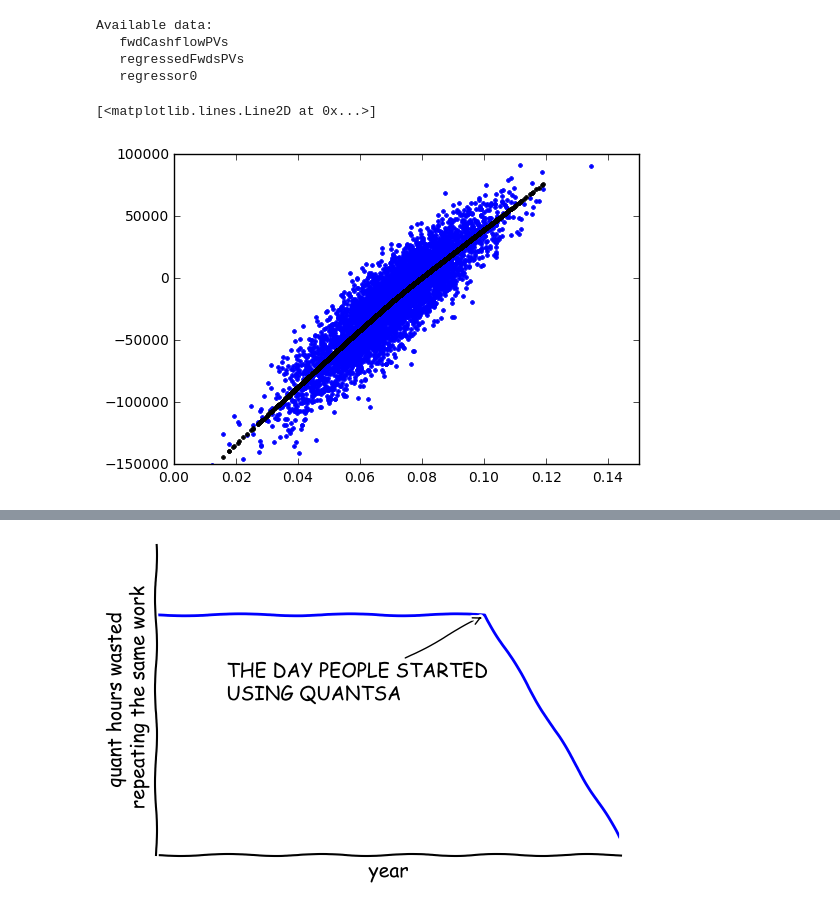
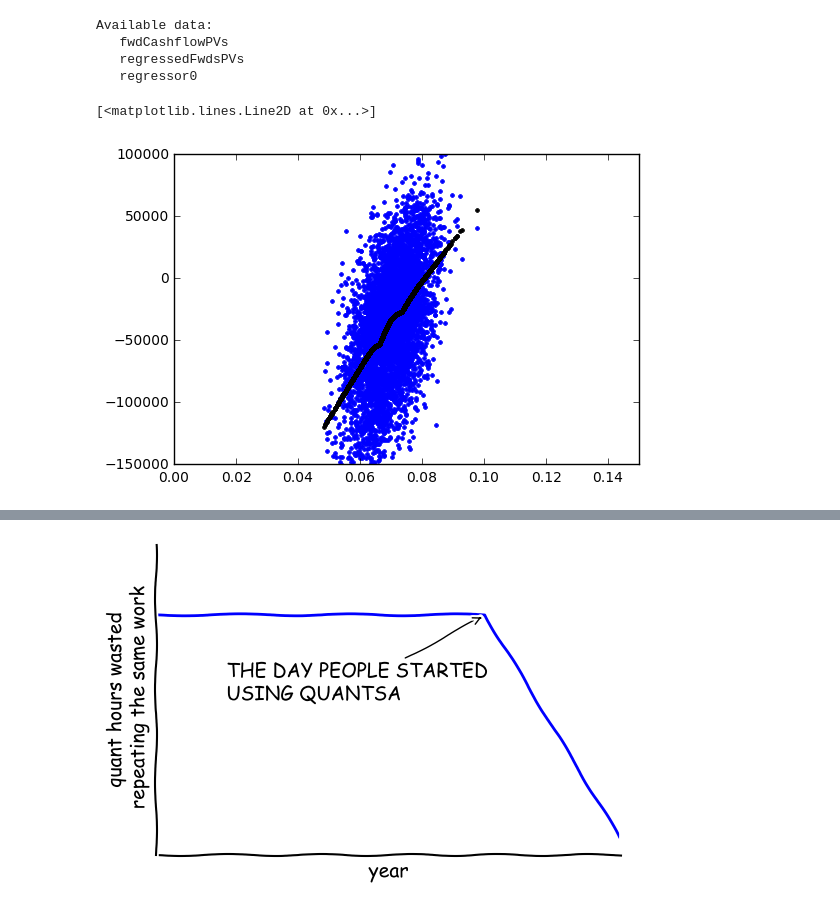
Before and after one commit to JamesLTaylor/QuantSA, a Jupyter notebook: Presentations/BridgingTheGap.ipynb, the cells around one changed output, grey strips where cells are left out. Drawn from its saved outputs; the diff is of its cells as text; code cells hidden in the pictures.

```diff
--- a/Presentations/BridgingTheGap.ipynb
+++ b/Presentations/BridgingTheGap.ipynb
@@ -398,7 +485,7 @@ valueDate = Date(2016, 9, 17)
 a = 0.05
 vol = 0.01
 flatCurveRate = 0.07
-hullWiteSim = HullWhite1F(a, vol, flatCurveRate, flatCurveRate, valueDate)
+hullWiteSim = HullWhite1F(Currency.ZAR, a, vol, flatCurveRate, flatCurveRate, valueDate)
 hullWiteSim.AddForecast(FloatingIndex.JIBAR3M)
 hwCoordinator = Coordinator(hullWiteSim, List[Simulator](), 5000)
 
@@ -439,14 +527,14 @@ regressedFwdsPVs = qsa.getnumpy(valuePaths.Get("regressedFwdsPVs"))
 # %%
 %matplotlib inline
 import matplotlib.pyplot as plt
 
 fig = plt.figure()
 ax = fig.add_subplot(1, 1, 1)
 ax.set_xlim([0, 0.15])
 ax.set_ylim([-150000, 100000])
-col = 90 # up to 181
+col = 17 # up to 181
 plt.plot(regressor0[:,col], fwdCashflowPVs[:,col],'.')
 plt.plot(regressor0[:,col], regressedFwdsPVs[:,col],'k.')
 # %% [output]
 [<matplotlib.lines.Line2D at 0x...>]
-[figure, old version]
+[figure, new version]
```
Also changed, not shown: parts of 63 cells of this notebook.
